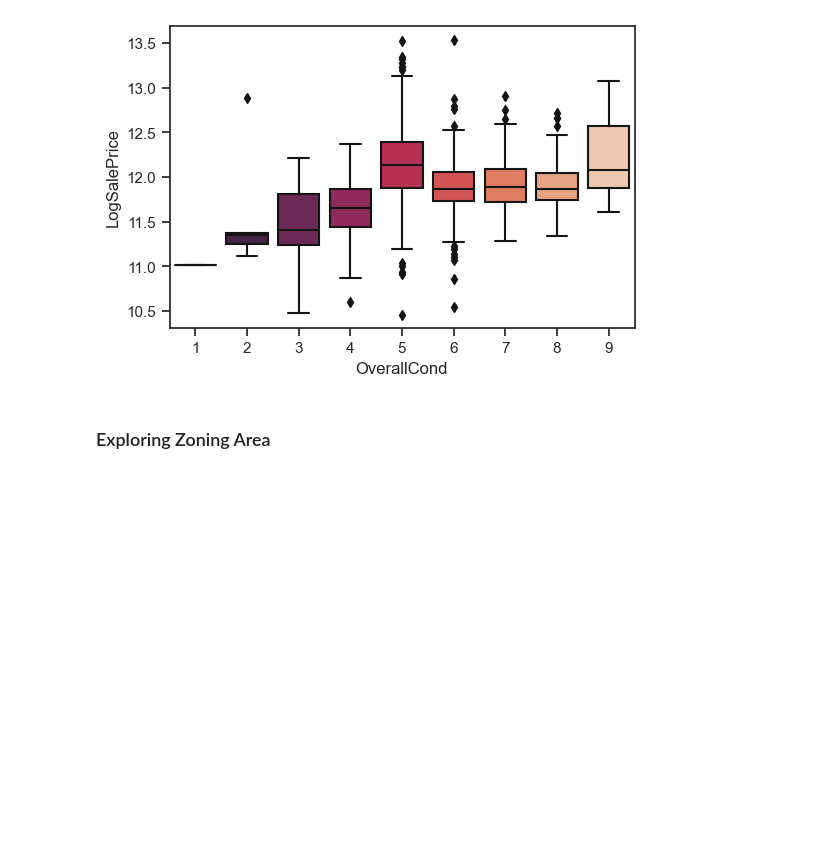
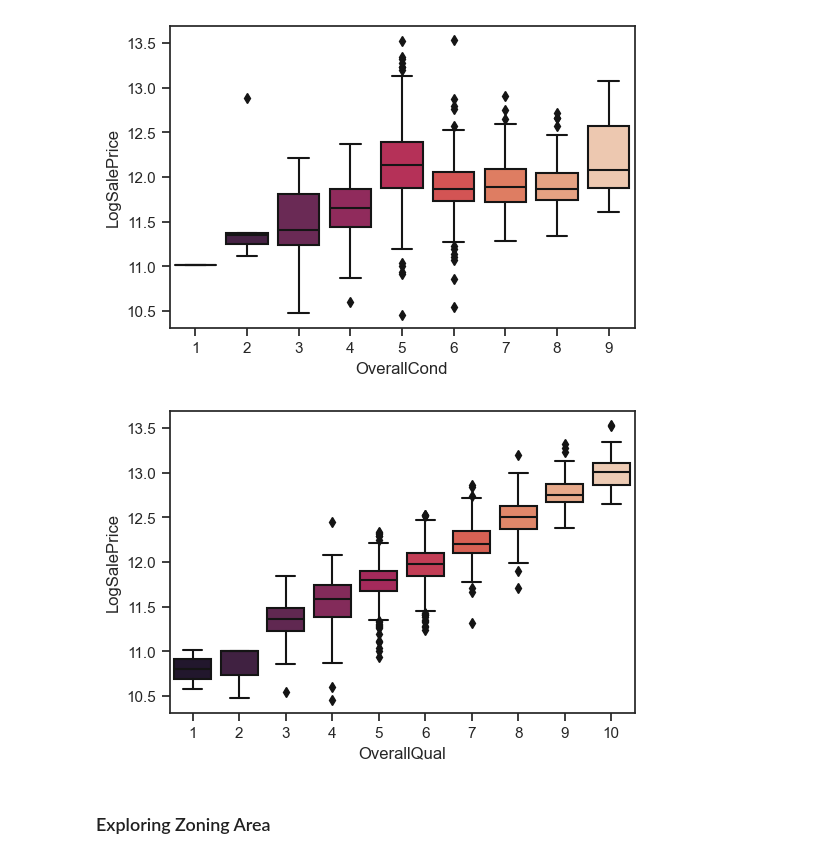
Before and after one commit to DanEllen/House-Prices-Advanced-Regression-Techniques, a Jupyter notebook: Machine_Learning_Code.ipynb, the cells around one changed output. Cells and saved outputs as stored; diff of their text form; code cells hidden in the pictures; blank space fills up the shorter version.

```diff
--- a/Machine_Learning_Code.ipynb
+++ b/Machine_Learning_Code.ipynb
@@ -76,6 +80,14 @@ ax = sns.boxplot(data=full, x="OverallCond", y="LogSalePrice",palette="rocket")
 ax.figure.savefig('./images/boxplot_condition.png', dpi=500)
 # %% [output]
 [figure]
+# %%
+sns.set(rc={'figure.dpi':100})
+sns.set_theme(style="ticks")
+# Draw a nested violinplot and split the violins for easier comparison
+ax = sns.boxplot(data=full, x="OverallQual", y="LogSalePrice",palette="rocket")
+ax.figure.savefig('./images/boxplot_quality.png', dpi=500)
+# %% [output]
+[figure, added]
 # %% [markdown]
 ### Exploring Zoning Area
 # %%
```
Also changed, not shown: parts of 14 cells of this notebook, 2 other files.
